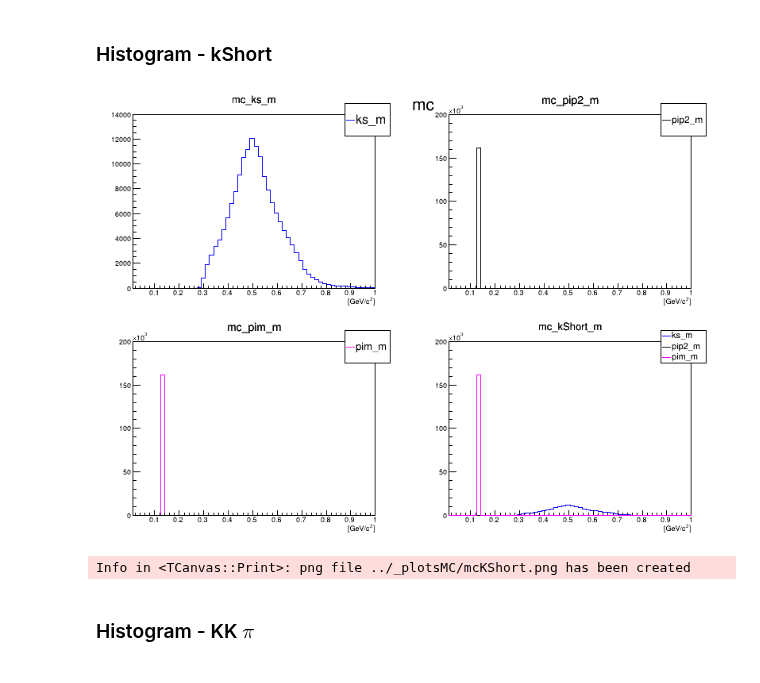
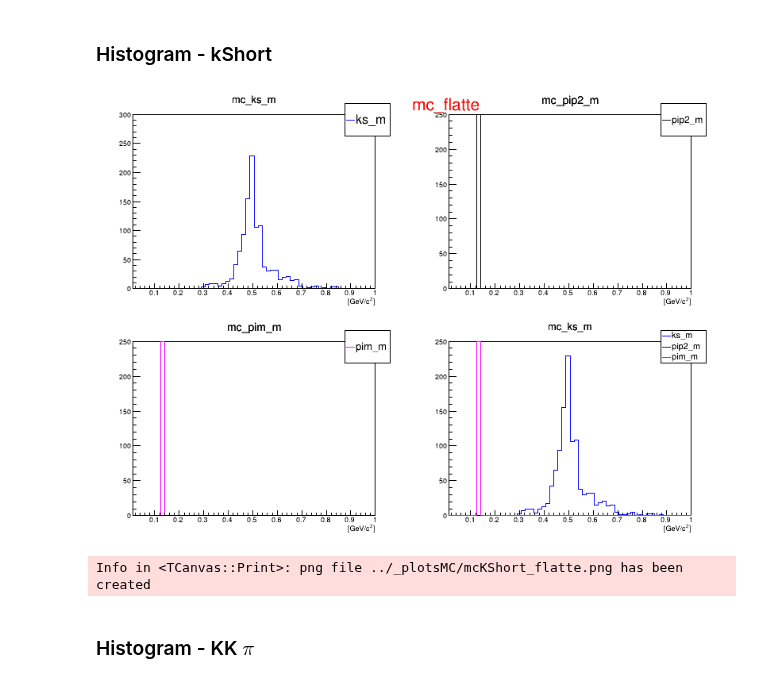
Before and after one commit to dancbart/gluex, a Jupyter notebook: analysisMC/mcKKpi_analysis_flatte.ipynb, the cells around one changed output. Drawn from its saved outputs; the diff is of its cells as text; code cells hidden in the pictures.

Commit message:
Successfully created mc with flatte!  and plotted histos.  This is the basic first working mc_data and analysis script.  Next: create full mc sample

```diff
--- a/analysisMC/mcKKpi_analysis_flatte.ipynb
+++ b/analysisMC/mcKKpi_analysis_flatte.ipynb
@@ -16,12 +16,19 @@ changed directory to:  /w/halld-scshelf2101/home/dbarton/gluex/dselectors
 import numpy as np
 import ROOT
 # ROOT.EnableImplicitMT() # Enable multi-threading
-fileName = "/work/halld/home/dbarton/gluex/dselectors/KKpiFlatte.root"
-treeName = "a0KKpi"
+fileName = "/work/halld/home/dbarton/gluex/dselectors/KKpi_mc_flatte.root"
+treeName = "pipkmks_flat_mc"
 
 # Make dataframe from tree
 def buildDataFrame(fileName, treeName):
     df = ROOT.RDataFrame(treeName, fileName)
+
+    df = df.Define('kShort_E', 'pip2_E + pim_E') \
+           .Define('kShort_px', 'pip2_px + pim_px') \
+           .Define('kShort_py', 'pip2_py + pim_py') \
+           .Define('kShort_pz', 'pip2_pz + pim_pz') \
+           .Define('kShort_m', 'TMath::Sqrt(kShort_E*kShort_E - kShort_px*kShort_px - kShort_py*kShort_py - kShort_pz*kShort_pz)') \
+           .Define('kShort_m2', 'kShort_E*kShort_E - kShort_px*kShort_px - kShort_py*kShort_py - kShort_pz*kShort_pz')
 
     return df
 
@@ -170,8 +143,8 @@ def analysis(df):
     dfFiltered = df
     ############################
 
-    min_height = -50
-    max_height = 200000
+    min_height = 0
+    max_height = 250
 
     canvas = ROOT.TCanvas("c1", "c1", 800, 600)
     canvas.Divide(2, 2)
@@ -180,7 +153,7 @@ def analysis(df):
     h1 = dfFiltered.Histo1D(('kShort_m', 'mc_ks_m', 60, 0.01, 1.0), 'kShort_m') # arguments: (name, title, bins, min, max), columnVariable
     h1.SetLineColor(ROOT.kBlue)
     h1.SetMinimum(min_height)
-    h1.SetMaximum(14000)
+    h1.SetMaximum(300)
     h1.SetStats(False)
     h1.GetXaxis().SetTitle('[GeV/c^{2}]')
     h1.Draw()
@@ -213,7 +186,7 @@ def analysis(df):
     legend3.Draw('same')
 
     canvas.cd(4)
-    h4 = dfFiltered.Histo1D(('kShort_m', 'mc_kShort_m', 60, 0.01, 1.0), 'kShort_m')
+    h4 = dfFiltered.Histo1D(('kShort_m', 'mc_ks_m', 60, 0.01, 1.0), 'kShort_m')
     h4.SetLineColor(ROOT.kBlue)
     h4.SetMinimum(min_height)
     h4.SetMaximum(max_height)
@@ -225,37 +198,38 @@ def analysis(df):
     h5.SetMinimum(min_height)
     h5.SetMaximum(max_height)
     h5.SetStats(False)
     h5.Draw('same')
     h6 = dfFiltered.Histo1D(('pim_m', 'mc_pim_m', 60, 0.01, 1.0), 'pim_m')
     h6.SetLineColor(ROOT.kMagenta)
     h6.SetMinimum(min_height)
     h6.SetMaximum(max_height)
     h6.SetStats(False)
     h6.Draw('same')
     legend4 = ROOT.TLegend(0.8, 0.80, 0.95, 0.95) # xLeft, yBottom, xRight, yTop
     legend4.AddEntry(h4.GetValue(), 'ks_m', 'l')
     legend4.AddEntry(h5.GetValue(), 'pip2_m', 'l')
     legend4.AddEntry(h6.GetValue(), 'pim_m', 'l')
     legend4.Draw('same')
 
     canvas.cd(0)
     title = ROOT.TLatex()
     title.SetNDC()
     title.SetTextFont(42)
     title.SetTextSize(0.04)
-    title.DrawLatex(0.5, 0.95, "mc")
+    title.SetTextColor(2)
+    title.DrawLatex(0.5, 0.95, "mc_flatte")
 
-    img_path = "../_plotsMC/mcKShort.png"
+    img_path = "../_plotsMC/mcKShort_flatte.png"
     canvas.SaveAs(img_path)  # Saves the canvas as an image
     canvas.Close()
 
     display(Image(filename=img_path))
 
 
 analysis(dfKKpi)
 # %% [output]
-[figure, old version]
+[figure, new version]
-Info in <TCanvas::Print>: png file ../_plotsMC/mcKShort.png has been created
+Info in <TCanvas::Print>: png file ../_plotsMC/mcKShort_flatte.png has been created
 # %% [markdown]
 ### Histogram - KK $\pi$
 # %%
```
Also changed, not shown: parts of 4 cells of this notebook, 4 other files.
